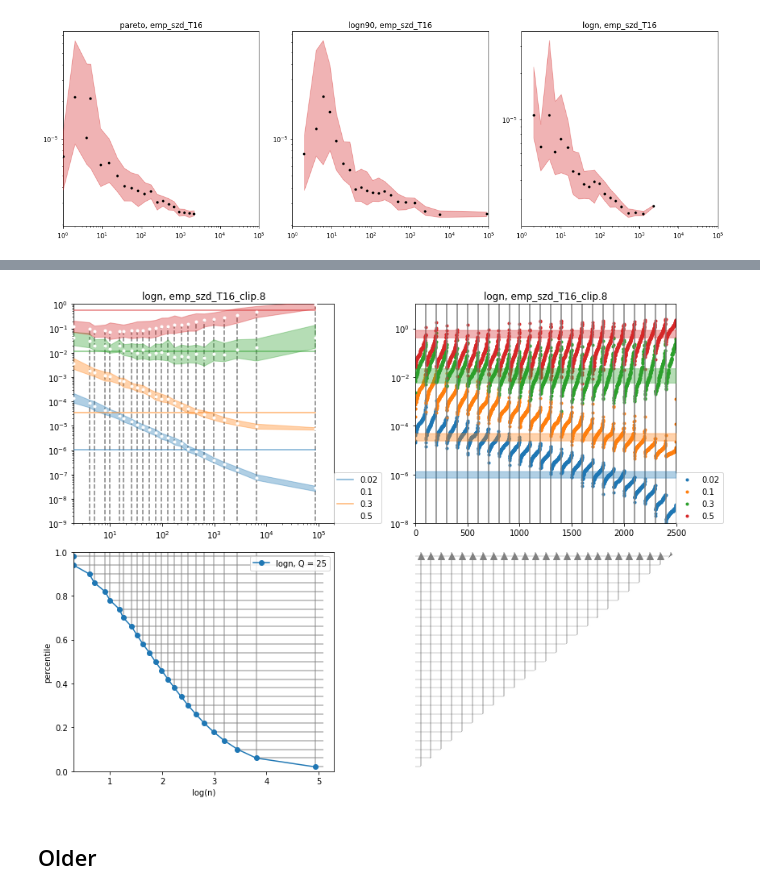
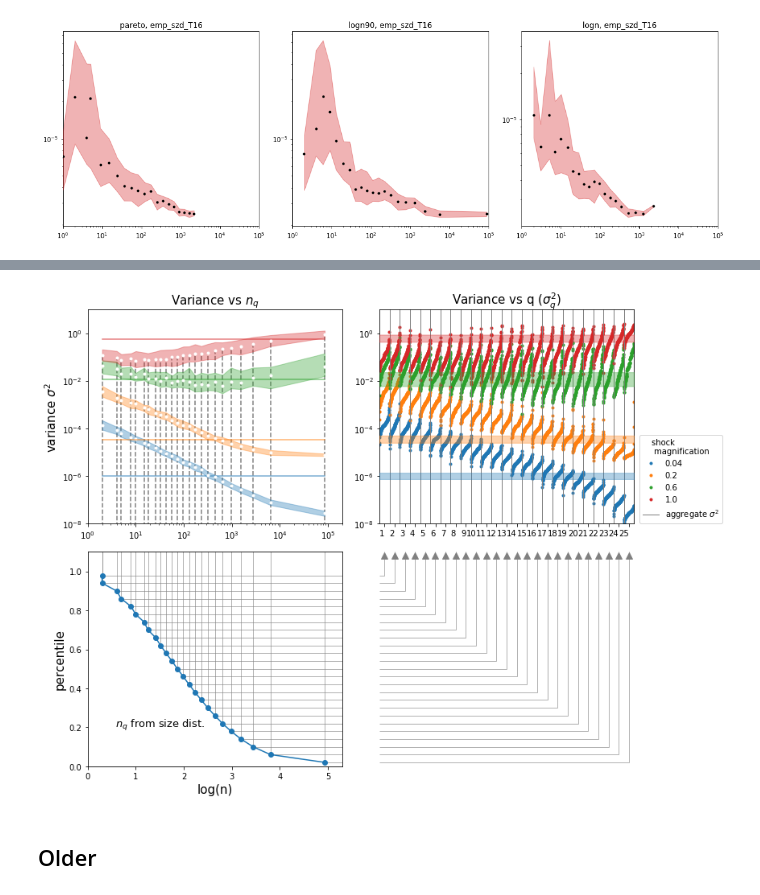
Before and after one commit to matuteiglesias/French_exports_bkp, a Jupyter notebook: code/notebooks/Sigma vs log(n), q plots.ipynb, the cells around one changed output, grey strips where cells are left out. Cells and saved outputs as stored; diff of their text form; code cells hidden in the pictures.

```diff
--- a/code/notebooks/Sigma vs log(n), q plots.ipynb
+++ b/code/notebooks/Sigma vs log(n), q plots.ipynb
@@ -582,6 +582,8 @@ for Q_ in [10]:
                 ax.set_yscale('log')
                 ax.set_ylim(1e-8, 10)
                 ax.legend().remove()
+                ax.set_ylabel('variance '+r'$\sigma^2$', fontsize = 12)
+                ax.set_xlabel('log(n)', fontsize = 12)
 
 plt.savefig('./../../../thesis_writing/figures/sigma_vs_n_grs.png', dpi = 400)
 
@@ -635,6 +637,9 @@ for Q_ in [10]:
 
             ax.set_yscale('log')
             ax.set_ylim(1e-8, 10)
+            ax.set_ylabel('variance '+r'$\sigma^2$', fontsize = 12)
+            ax.set_xlabel('log(n)', fontsize = 12)
+
 #             ax.legend().remove()
 
 plt.savefig('./../../../thesis_writing/figures/sigma_vs_n_szdists.png', dpi = 400)
@@ -769,15 +779,16 @@ fig, axs = plt.subplots(2, 2, figsize = (12, 9))
 ##########
 
 ax = axs[0][0]
-ax.set_title(sizes +', '+ dist)
+ax.set_title('Variance vs '+r'$n_q$', fontsize = 15)
 
-y = 'var_diff_qi'
 
 # Merge the Ns
 bins, ns = get_n(x1, Q_)
 ns = pd.DataFrame([range(Q_), ns], index = ['q', 'n']).T
 result = result.merge(ns)
 result['log_n'] = np.log10(result.n)
+# result['var_diff_qi/Q'] = result['var_diff_qi']/result.Q
+y = 'var_diff_qi'
 
 sorted_ = result.sort_values(by = ['dist','s', 'q', y], ascending = [True, False, False, True])
 
@@ -795,16 +806,19 @@ for k, s in enumerate(Ss):
 markerline, stemlines, baseline = ax.stem(xn, bin_vals['50%'], '.5', markerfmt = 'None', bottom = 0)
 plt.setp(stemlines, 'linestyle', 'dashed')
 
-ax.legend(Ss, loc = (1, 0))
+ax.legend().remove()
 ax.set_xscale('log')
-ax.set_xlim(2, 2e5)
+ax.set_xlim(1, 2e5)
 ax.set_yscale('log')
-ax.set_ylim(1e-9, 1)
+ax.set_ylim(1e-8, 10)
+ax.set_ylabel('variance '+r'$\sigma^2$', fontsize = 15)
 
 
 ##########
 # PLOT 2 #
 ##########
+ymax = 1.1
+xmax = np.log10(2e5)
 
 ax = axs[1][0]
 # for i, Q in enumerate([10, 20, 30]):
@@ -817,50 +831,61 @@ ns = get_n(x1, Q)[1]
 pct_levels = (np.arange(Q) + .5)/Q
 ax.plot(np.log10(ns), pct_levels, marker = 'o', c = '#1f77b4', label = sizes + ', Q = '+str(Q))
 # ax.stem(np.log10(ns), pct_levels, '.5', markerfmt = 'None', bottom = 1)
-ax.hlines(pct_levels, 5.1, np.log10(ns), color='.5', alpha = .6)
-ax.vlines(np.log10(ns), 1, pct_levels, color='.5', alpha = .6)
+ax.hlines(pct_levels, xmax, np.log10(ns), color='.5', alpha = .6, lw = 1)
+ax.vlines(np.log10(ns), ymax, pct_levels, color='.5', alpha = .6, lw = 1)
 
-ax.set_ylabel('percentile')
-ax.set_xlabel('log(n)')
-ax.set_ylim(0, 1)
-ax.set_xlim(np.log10(2), np.log10(2e5))
-ax.legend()
+ax.set_ylabel('percentile', fontsize = 15)
+ax.set_xlabel('log(n)', fontsize = 15)
+ax.set_ylim(0, ymax)
+ax.set_xlim(0, xmax)
+ax.legend().remove()
+
+ax.annotate(r'$n_q$ from size dist.', xy=(1.5, .2), ha="center", fontsize=13)
 
 
 ##########
 # PLOT 3 #
 ##########
 
 ax = axs[1][1]
-Q = Q_
+# Q = Q_
 pct_levels = (np.arange(Q) + .5)/Q
-plot_levels_reflex(pct_levels, ax)
-ax.set_ylim(0, 1)
+# plot_levels_reflex(pct_levels, ax)
+
+ax.hlines(pct_levels, 0, 1 - pct_levels, color='.5', alpha = .6, lw = 1)
+ax.vlines(1 - pct_levels, ymax, pct_levels, color='.5', alpha = .6, lw = 1)
+ax.plot(pct_levels, len(pct_levels)*[1.08], '^', markersize = 8, c = '.5')
+
+ax.set_ylim(0, ymax)
 ax.set_xlim(0, 1)
 
+plt.axis('off')
 
 ##########
 # PLOT 4 #
 ##########
 
 ax = axs[0][1]
-ax.set_title(sizes +', '+ dist)
+ax.set_title('Variance vs q '+r'$(\sigma^2_q)$', fontsize  =15)
 
 for k, s in enumerate(Ss):
     sorted_s = sorted_.loc[sorted_.s == s]
     sorted_s.reset_index()[[y]].plot(ax = ax, marker = '.', lw = 0, c = colors[k])
 #                     sorted_s.reset_index()[['var_diff_agg_i']].plot(ax = ax, marker = '.', lw = 0, c = colors[k], alpha = .1, legend = False)
     agg_vals = sorted_s.reset_index()['var_diff_agg_i'].describe()
     ax.fill_between(range(len(sorted_s)), agg_vals['25%'], agg_vals['75%'], color = colors[k], alpha = .35, zorder = 10)
 
 
-[ax.axvline(l, color = '.5') for l in sorted_s.groupby(['q']).count().iloc[:, 0].cumsum().values]
+[ax.axvline(l, color = '.5', lw = 1) for l in sorted_s.groupby(['q']).count().iloc[:, 0].cumsum().values]
 ax.set_yscale('log')
 ax.set_ylim(1e-8, 10)
-ax.legend(Ss, loc = (1, 0))
+ax.legend([str(2*s) for s in Ss]+[r'aggregate $\sigma^2$'], title='shock \n magnification', loc = (1.02, 0))
 
-# plt.savefig('./../../../thesis_writing/figures/quantile_logn.png', dpi = 400)
+ax.xaxis.set_ticks(np.arange(0, (Q)*100, 100) + 100/2)
+ax.xaxis.set_ticklabels(np.arange(Q) + 1, ha = 'right')
+
+plt.savefig('./../../../thesis_writing/figures/n_to_q_tranformation.png', dpi = 400)
 plt.tight_layout()
 plt.show()
 # %% [output]
-[figure, old version]
+[figure, new version]
```
Also changed, not shown: parts of 4 cells of this notebook, 1 other file.
